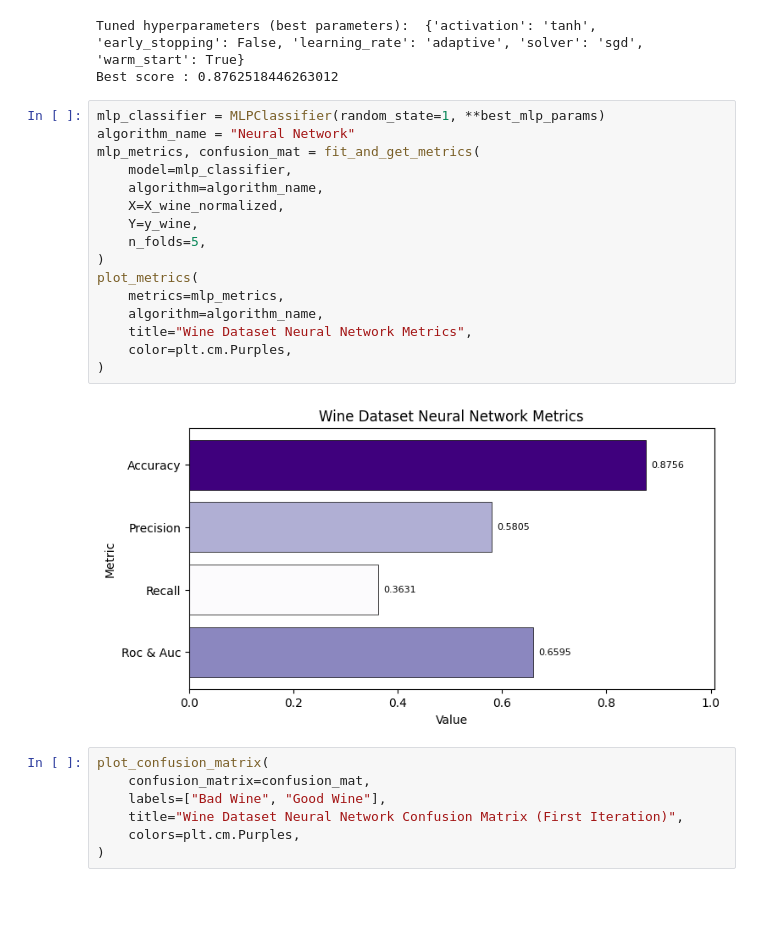
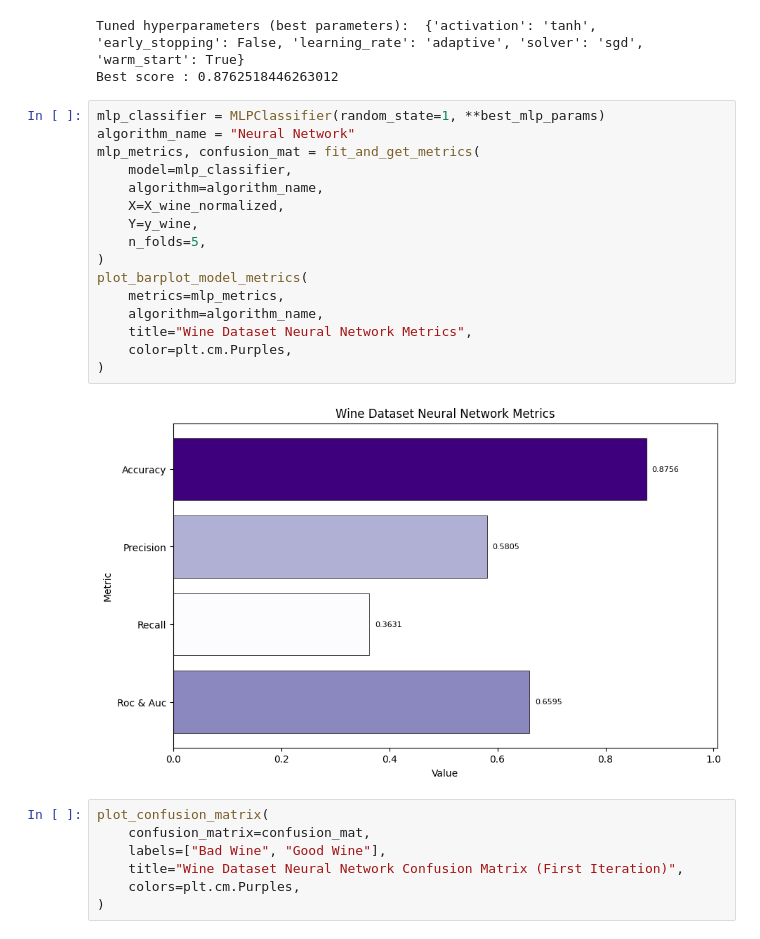
Before and after one commit to Antonio-Tresol/proyecto_1_ml, a Jupyter notebook: proyecto_1_ml.ipynb, the cells around one changed output. Cells and saved outputs as stored; diff of their text form; blank space fills up the shorter version.

```diff
--- a/proyecto_1_ml.ipynb
+++ b/proyecto_1_ml.ipynb
@@ -302,21 +268,21 @@ Best score : 0.8762518446263012
 # %%
 mlp_classifier = MLPClassifier(random_state=1, **best_mlp_params)
 algorithm_name = "Neural Network"
 mlp_metrics, confusion_mat = fit_and_get_metrics(
     model=mlp_classifier,
     algorithm=algorithm_name,
     X=X_wine_normalized,
     Y=y_wine,
     n_folds=5,
 )
-plot_metrics(
+plot_barplot_model_metrics(
     metrics=mlp_metrics,
     algorithm=algorithm_name,
     title="Wine Dataset Neural Network Metrics",
     color=plt.cm.Purples,
 )
 # %% [output]
-[figure, old version]
+[figure, new version]
 # %%
 plot_confusion_matrix(
     confusion_matrix=confusion_mat,
```
Also changed, not shown: parts of 21 cells of this notebook, 1 other file.
